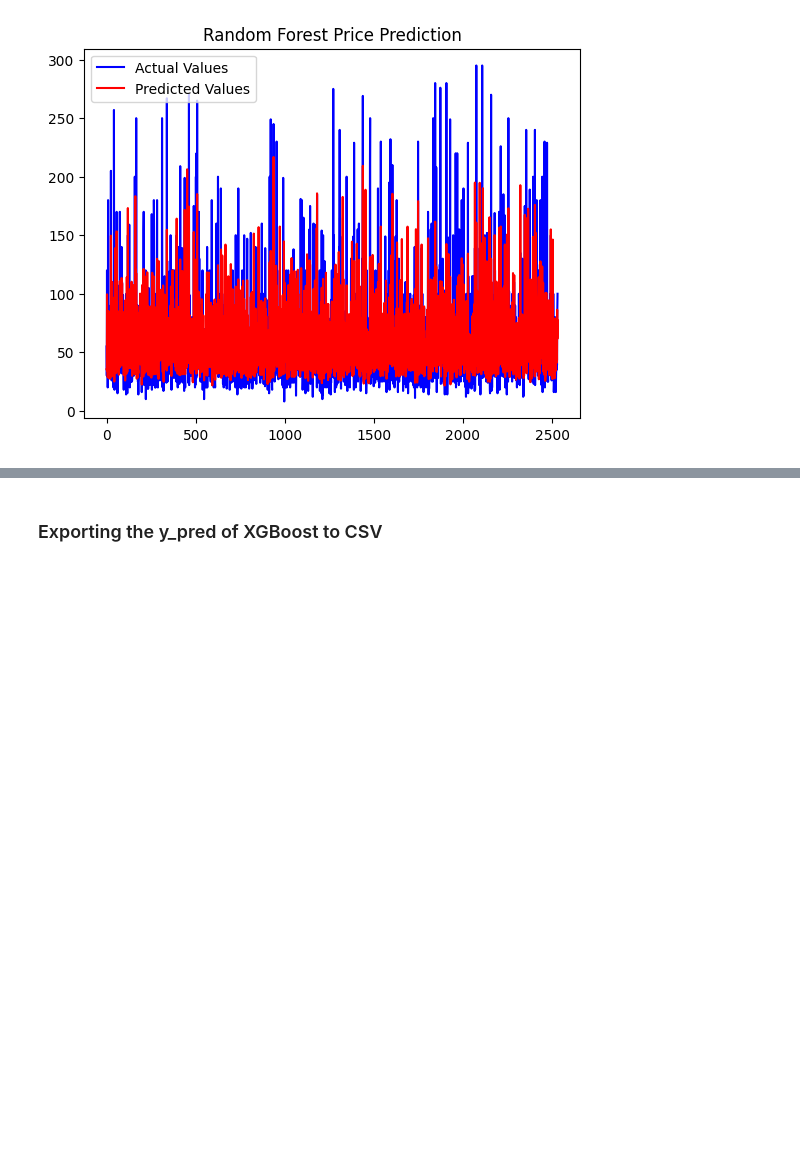
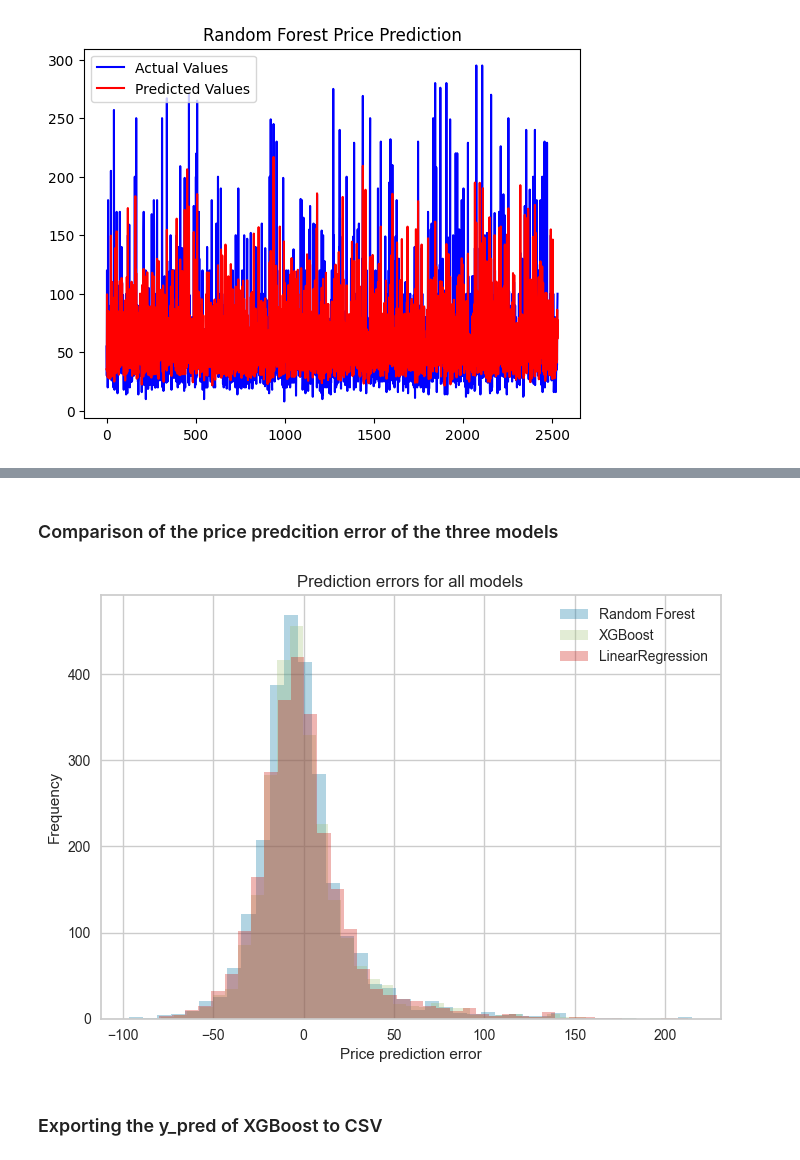
Before and after one commit to PierreKLN/ML---AirBnbBerlin, a Jupyter notebook: submission/Models_ML.ipynb, the cells around one changed output, grey strips where cells are left out. Saved outputs shown, nothing was run; the diff lists cells and outputs as text; code cells hidden in the pictures; blank space fills up the shorter version.

```diff
--- a/submission/Models_ML.ipynb
+++ b/submission/Models_ML.ipynb
@@ -287,3 +300,16 @@ plotGraph(y_test, rf_reg_pred, "Random Forest Price Prediction")
+# %% [markdown]
+### Comparison of the price predcition error of the three models
+# %%
+plt.hist(diff_rf, alpha=0.3, bins = 40, label="Random Forest")
+plt.hist(diff_xgb, alpha=0.3, bins = 40, label="XGBoost")
+plt.hist(diff_lr, alpha=0.3, bins = 40, label="LinearRegression")
+plt.title('Prediction errors for all models')
+plt.legend(loc="upper right")
+plt.xlabel('Price prediction error')
+plt.ylabel('Frequency')
+plt.show()
+# %% [output]
+[figure, added]
 # %% [markdown]
 ### Exporting the y_pred of XGBoost to CSV
 # %%
```
Also changed, not shown: parts of 6 cells of this notebook.
